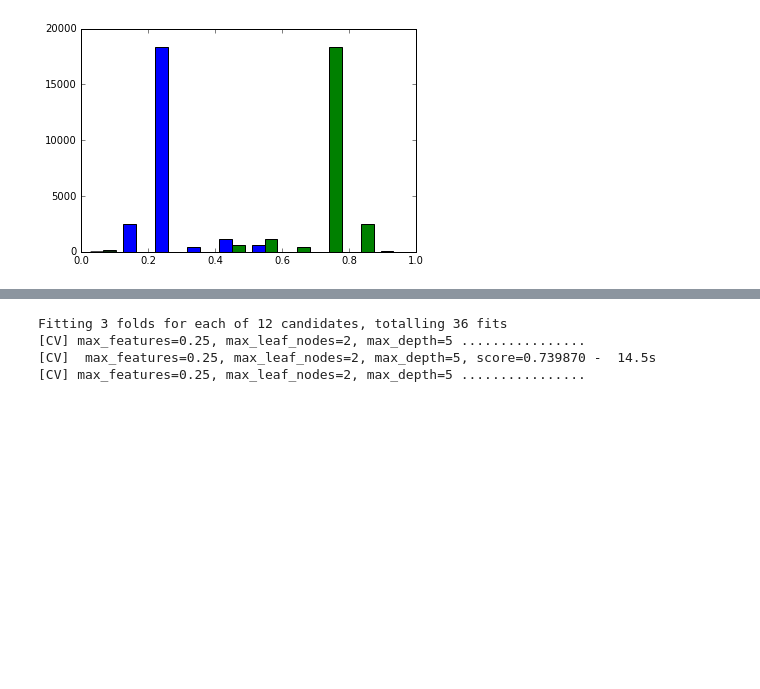
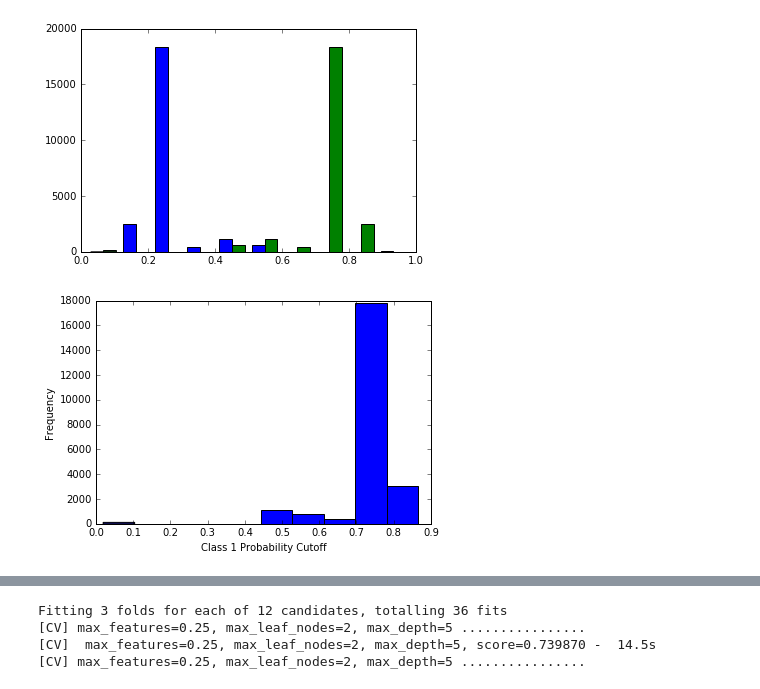
Before and after one commit to jillianhade/capstone_project, a Jupyter notebook: simpson_csv_preprocessing.ipynb, the cells around one changed output, grey strips where cells are left out. Cells and saved outputs as stored; diff of their text form; code cells hidden in the pictures; blank space fills up the shorter version.

```diff
--- a/simpson_csv_preprocessing.ipynb
+++ b/simpson_csv_preprocessing.ipynb
@@ -275,3 +362,15 @@ plt.hist(predict[:,1], bins=40);
 plt.hist(predict);
 # %% [output]
 [figure]
+# %%
+## plots the distribution of prediction probabilities for the 1 class
+def plot_proba(x_test, model):
+    predict = model.predict_proba(x_test)
+    plt.hist(predict[:,1])
+    plt.ylabel('Frequency')
+    plt.xlabel('Class 1 Probability Cutoff')
+    plt.show()
+# %%
+plot_proba(x_test, rf)
+# %% [output]
+[figure, added]
```
Also changed, not shown: parts of 17 cells of this notebook.
